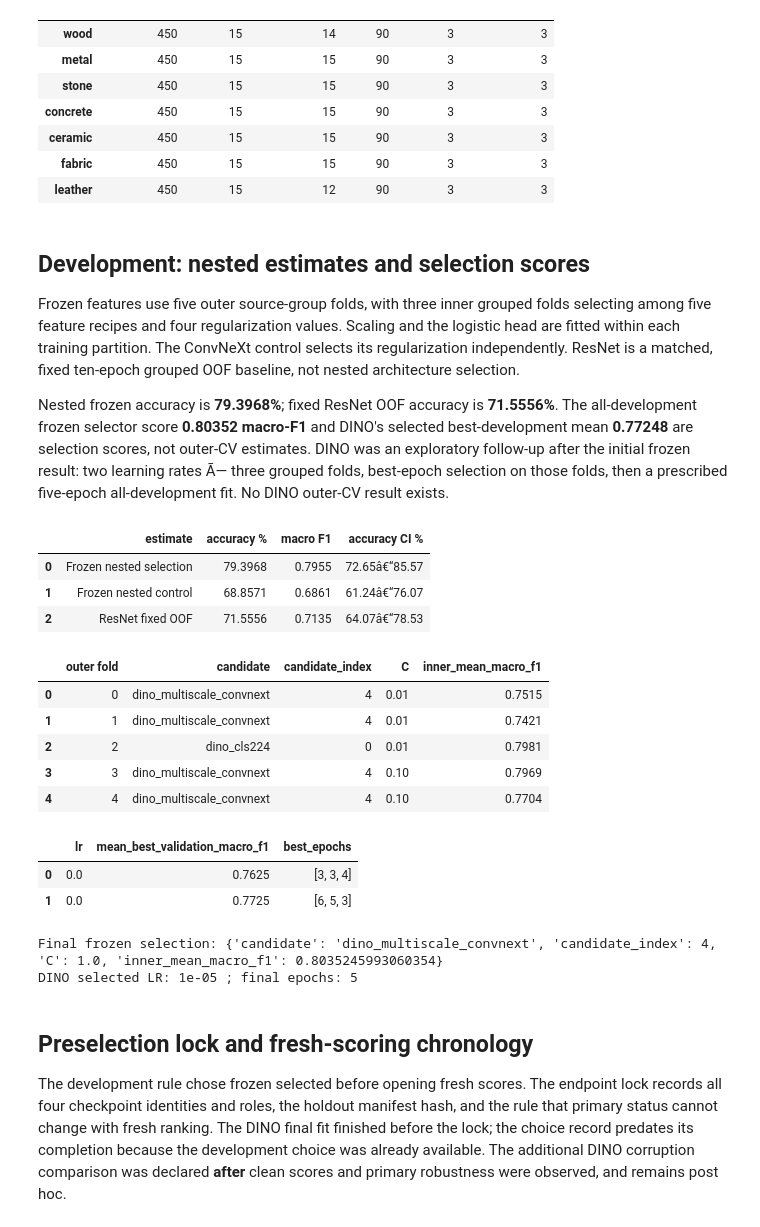
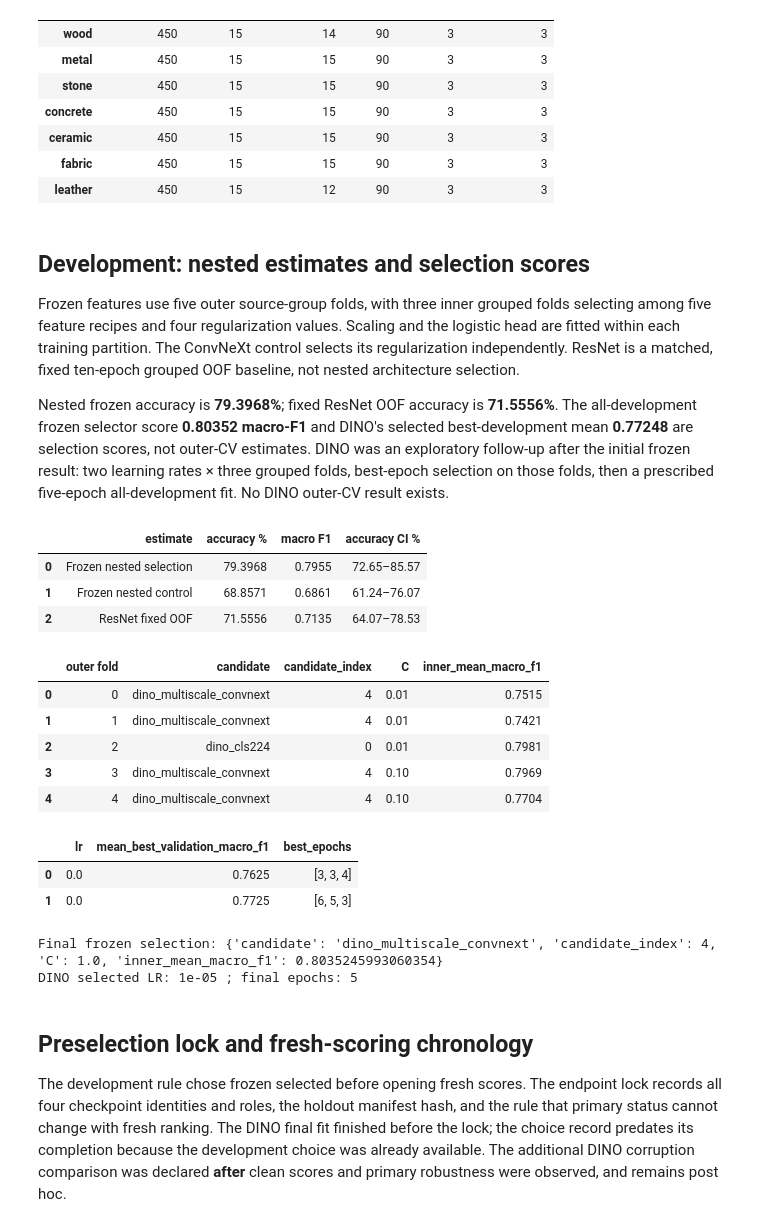
Before and after one commit to dianbrown/blender-material-classification, a Jupyter notebook: notebooks/05_v3_results.ipynb, the cells around one changed output. Saved outputs shown, nothing was run; the diff lists cells and outputs as text; code cells hidden in the pictures.

```diff
--- a/notebooks/05_v3_results.ipynb
+++ b/notebooks/05_v3_results.ipynb
@@ -275,7 +275,7 @@ Nested frozen accuracy is **79.3968%**; fixed ResNet OOF accuracy is **71.5556%*
 The all-development frozen selector score **0.80352 macro-F1** and DINO's
 selected best-development mean **0.77248** are selection scores, not outer-CV
 estimates. DINO was an exploratory follow-up after the initial frozen result:
-two learning rates Ã— three grouped folds, best-epoch selection on those folds,
+two learning rates × three grouped folds, best-epoch selection on those folds,
 then a prescribed five-epoch all-development fit. No DINO outer-CV result exists.
 # %%
 protocol = read_json("frozen_initial/protocol.json")
@@ -303,37 +303,37 @@ for directory, prediction_file, label in [
             BASE + prediction_file, frozen_run["outputs"][Path(prediction_file).name]
         )
     m = ev["image_level"]["metrics"]
     assert np.isclose((pred.y_true == pred.y_pred).mean(), m["accuracy"])
     ci = ev["image_level"]["bootstrap"]["intervals"]["accuracy"]
     dev_rows.append(
         {
             "estimate": label,
             "accuracy %": 100 * m["accuracy"],
             "macro F1": m["macro_f1"],
-            "accuracy CI %": f"{100 * ci['lower']:.2f}â€“{100 * ci['upper']:.2f}",
+            "accuracy CI %": f"{100 * ci['lower']:.2f}–{100 * ci['upper']:.2f}",
         }
     )
 table(dev_rows)
 table(
     [
         {"outer fold": f["outer_fold"], **f["selected"]}
         for f in read_json("frozen_initial/fold_choices.json")
     ]
 )
 selection = read_json("finetune_development/selection.json")
 table(selection["scores"])
 print("Final frozen selection:", frozen_run["final_selection"])
 print(
     "DINO selected LR:",
     selection["backbone_lr"],
     "; final epochs:",
     selection["final_epochs"],
 )
 # %% [output]
 |  | estimate | accuracy % | macro F1 | accuracy CI % |
-| 0 | Frozen nested selection | 79.3968 | 0.7955 | 72.65â€“85.57 |
-| 1 | Frozen nested control | 68.8571 | 0.6861 | 61.24â€“76.07 |
-| 2 | ResNet fixed OOF | 71.5556 | 0.7135 | 64.07â€“78.53 |
+| 0 | Frozen nested selection | 79.3968 | 0.7955 | 72.65–85.57 |
+| 1 | Frozen nested control | 68.8571 | 0.6861 | 61.24–76.07 |
+| 2 | ResNet fixed OOF | 71.5556 | 0.7135 | 64.07–78.53 |
 |  | outer fold | candidate | candidate_index | C | inner_mean_macro_f1 |
 | 0 | 0 | dino_multiscale_convnext | 4 | 0.01 | 0.7515 |
 | 1 | 1 | dino_multiscale_convnext | 4 | 0.01 | 0.7421 |
```
Also changed, not shown: parts of 4 cells of this notebook, 1 other file.
